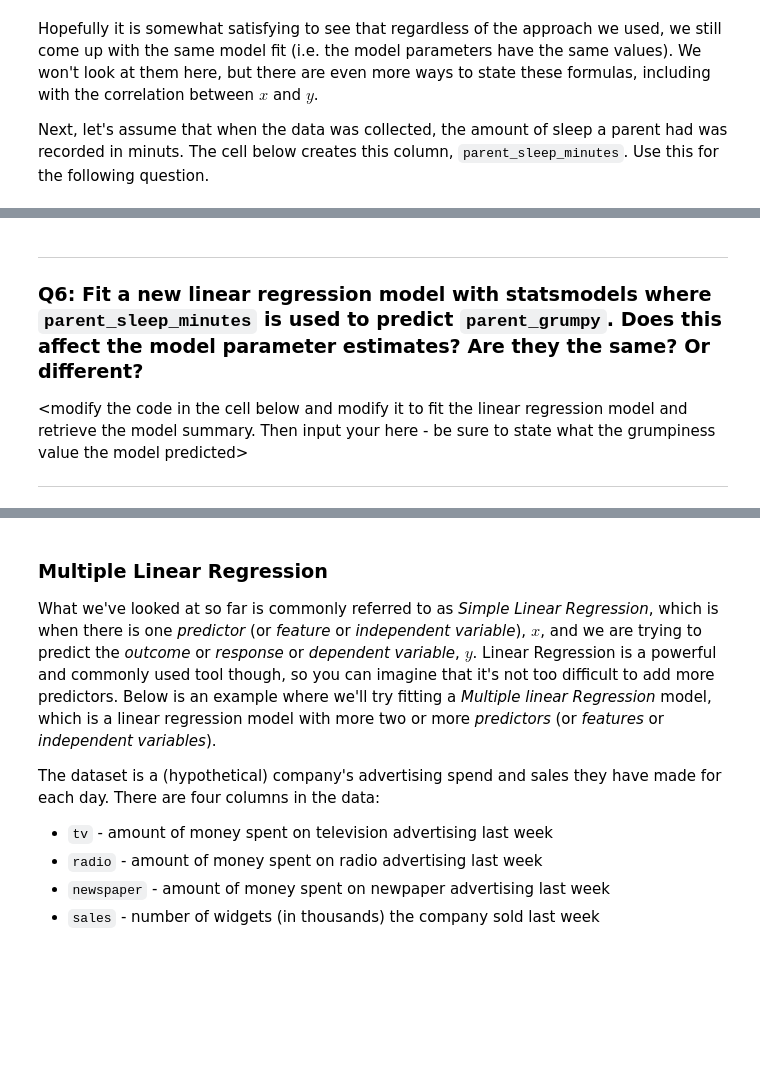
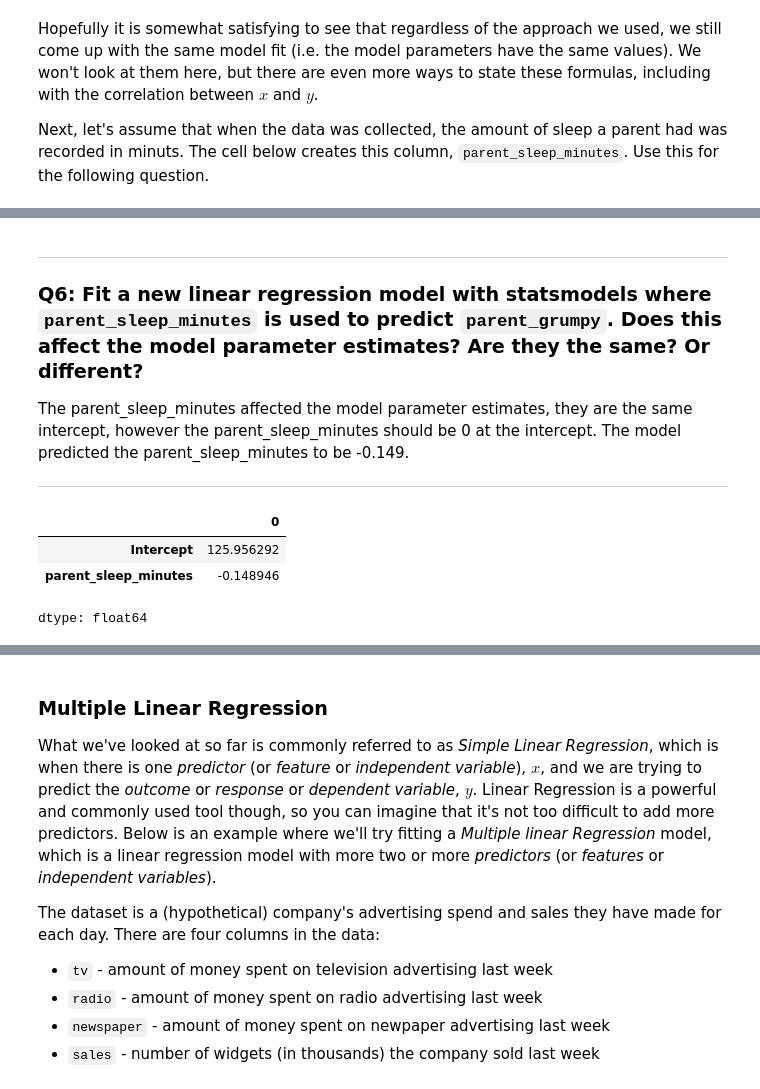
Before and after one commit to derrickd-lab/cs3120-assign2, a Jupyter notebook: linear_regression_lab.ipynb, the cells around one changed output, grey strips where cells are left out. Cells and saved outputs as stored; diff of their text form; code cells hidden in the pictures; blank space fills up the shorter version.

```diff
--- a/linear_regression_lab.ipynb
+++ b/linear_regression_lab.ipynb
@@ -498,12 +575,16 @@ df.parent_sleep_minutes.describe()
 
  ### Q6: Fit a new linear regression model with **statsmodels** where `parent_sleep_minutes` is used to predict `parent_grumpy`. Does this affect the model parameter estimates? Are they the same? Or different?
 
- \<modify the code in the cell below and modify it to fit the linear regression model and retrieve the model summary. Then input your here - be sure to state what the grumpiness value the model predicted\>
-
+The parent_sleep_minutes affected the model parameter estimates, they are the same intercept, however the parent_sleep_minutes should be 0 at the intercept. The model predicted the parent_sleep_minutes to be -0.149.
  ***
 # %%
-sm_lm_min = smf.ols(formula=' ~ ', data=df).fit()
+sm_lm_min = smf.ols(formula='parent_grumpy ~ parent_sleep_minutes', data=df).fit()
 sm_lm_min.params
+# %% [output]
+|  | 0 |
+| Intercept | 125.956292 |
+| parent_sleep_minutes | -0.148946 |
+dtype: float64
 # %% [markdown]
 ***
 
```
Also changed, not shown: parts of 32 cells of this notebook.
